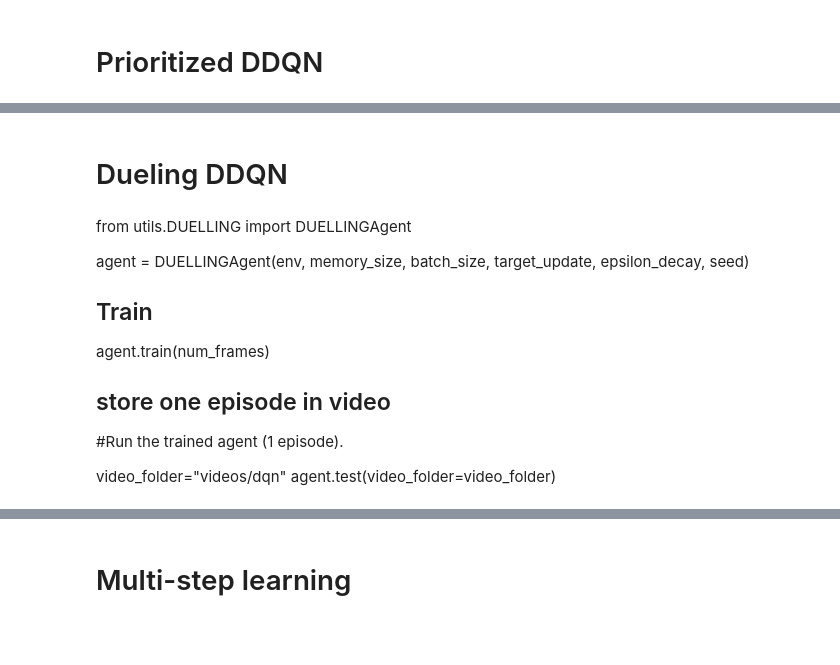
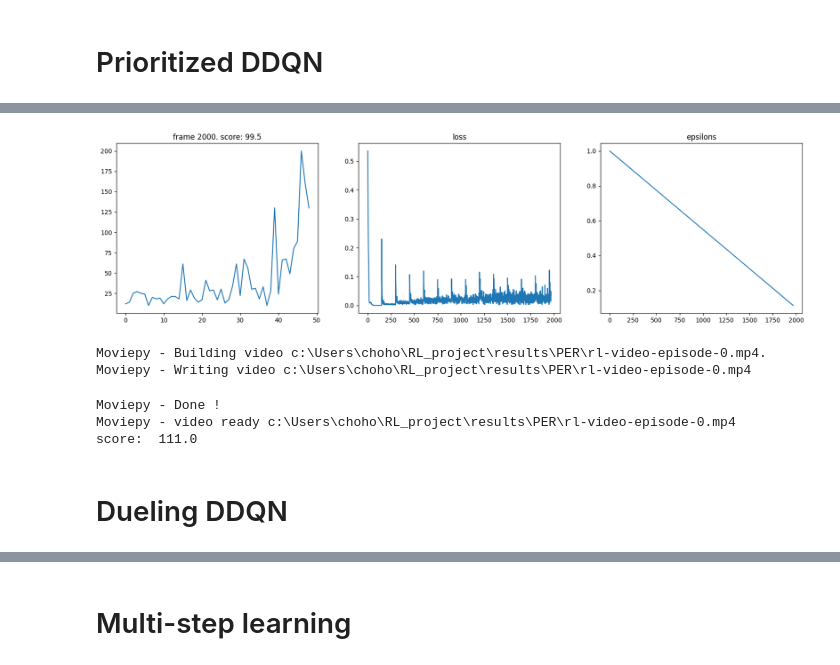
Before and after one commit to yann-Choho/RL_project, a Jupyter notebook: notebook.ipynb, the cells around one changed output, grey strips where cells are left out. Saved outputs shown, nothing was run; the diff lists cells and outputs as text; code cells hidden in the pictures; blank space fills up the shorter version.

```diff
--- a/notebook.ipynb
+++ b/notebook.ipynb
@@ -85,16 +89,13 @@ agent.test(video_folder=video_folder)
+# %%
+from utils.PER import PERAgent
+
+train_and_test_agent(PERAgent, environment, memory, batch_size, update_frequency, nframes, "results/PER", epsilon=epsilon)
+# %% [output]
+[figure, added]
+Moviepy - Building video c:\Users\choho\RL_project\results\PER\rl-video-episode-0.mp4.
+Moviepy - Writing video c:\Users\choho\RL_project\results\PER\rl-video-episode-0.mp4
+Moviepy - Done !
+Moviepy - video ready c:\Users\choho\RL_project\results\PER\rl-video-episode-0.mp4
+score:  111.0
 # %% [markdown]
 # Dueling DDQN
-# %% [markdown]
-from utils.DUELLING import DUELLINGAgent
-
-agent = DUELLINGAgent(env, memory_size, batch_size, target_update, epsilon_decay, seed)
-
-## Train
-
-agent.train(num_frames)
-
-## store one episode in video
-#Run the trained agent (1 episode).
-
-video_folder="videos/dqn"
-agent.test(video_folder=video_folder)
```
Also changed, not shown: parts of 21 cells of this notebook, 16 other files.
